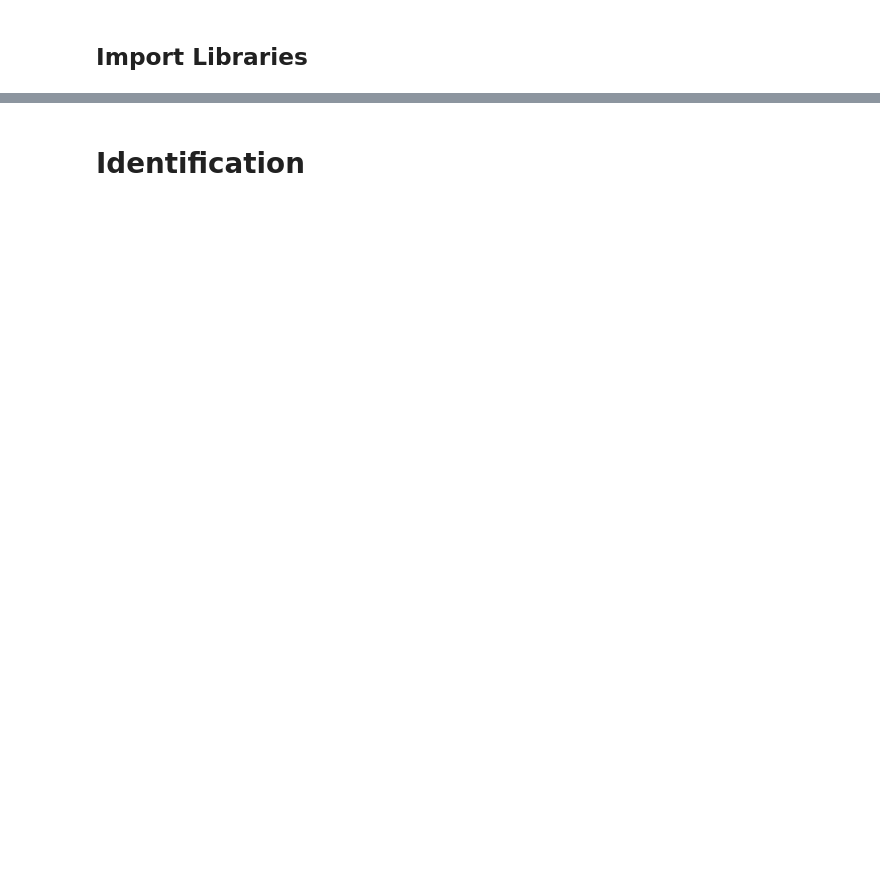
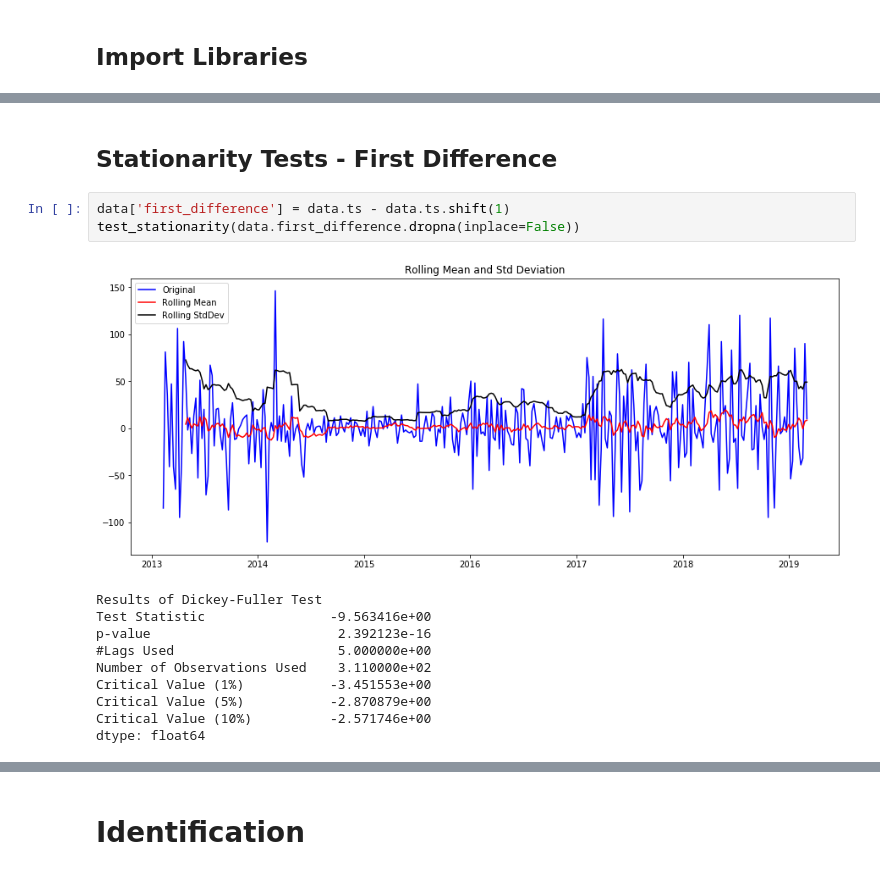
Before and after one commit to mvrieze/firepit, a Jupyter notebook: ARIMA.ipynb, the cells around one changed output, grey strips where cells are left out. Saved outputs shown, nothing was run; the diff lists cells and outputs as text; blank space fills up the shorter version.

```diff
--- a/ARIMA.ipynb
+++ b/ARIMA.ipynb
@@ -249,0 +195,16 @@ dtype: float64
+# %% [markdown]
+## Stationarity Tests - First Difference
+# %%
+data['first_difference'] = data.ts - data.ts.shift(1)
+test_stationarity(data.first_difference.dropna(inplace=False))
+# %% [output]
+[figure, added]
+Results of Dickey-Fuller Test
+Test Statistic                -9.563416e+00
+p-value                        2.392123e-16
+#Lags Used                     5.000000e+00
+Number of Observations Used    3.110000e+02
+Critical Value (1%)           -3.451553e+00
+Critical Value (5%)           -2.870879e+00
+Critical Value (10%)          -2.571746e+00
+dtype: float64
```
Also changed, not shown: parts of 44 cells of this notebook, 1 other file.
